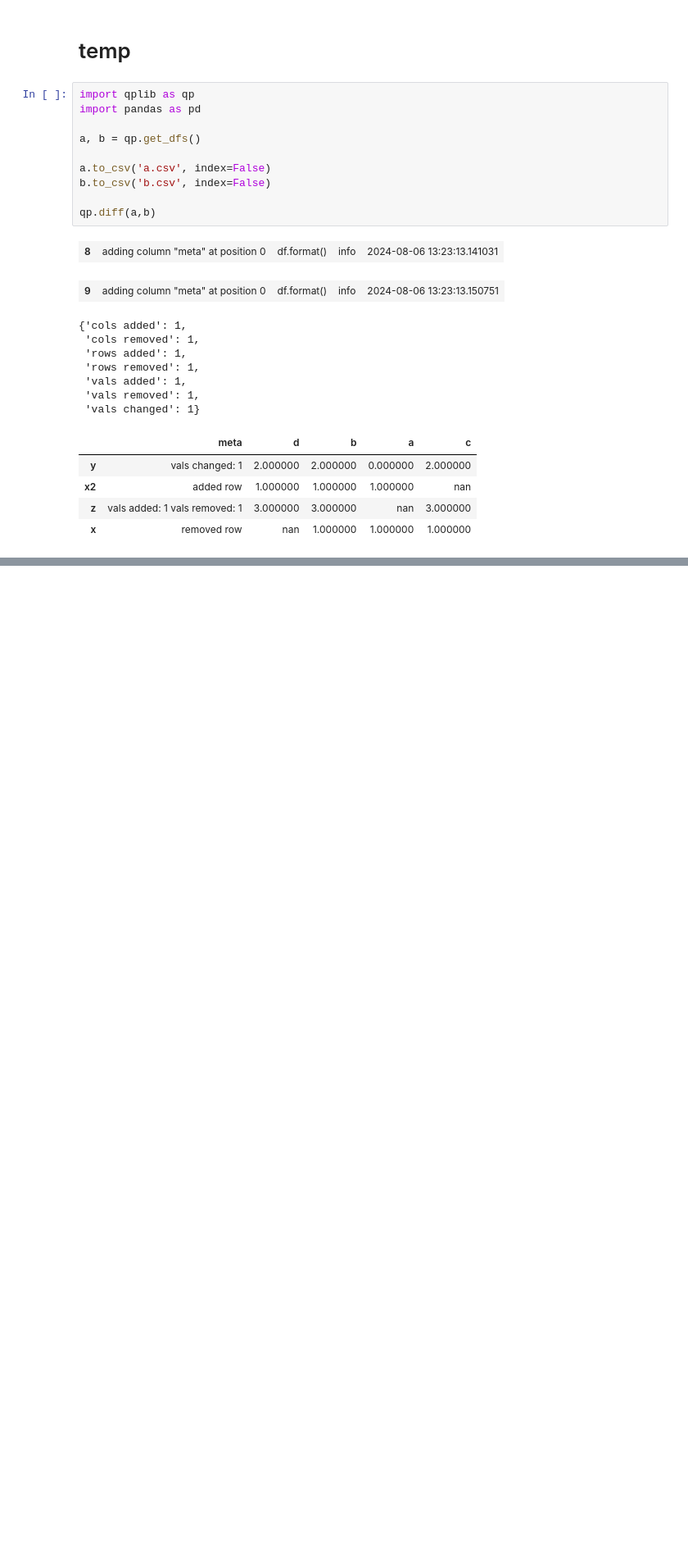
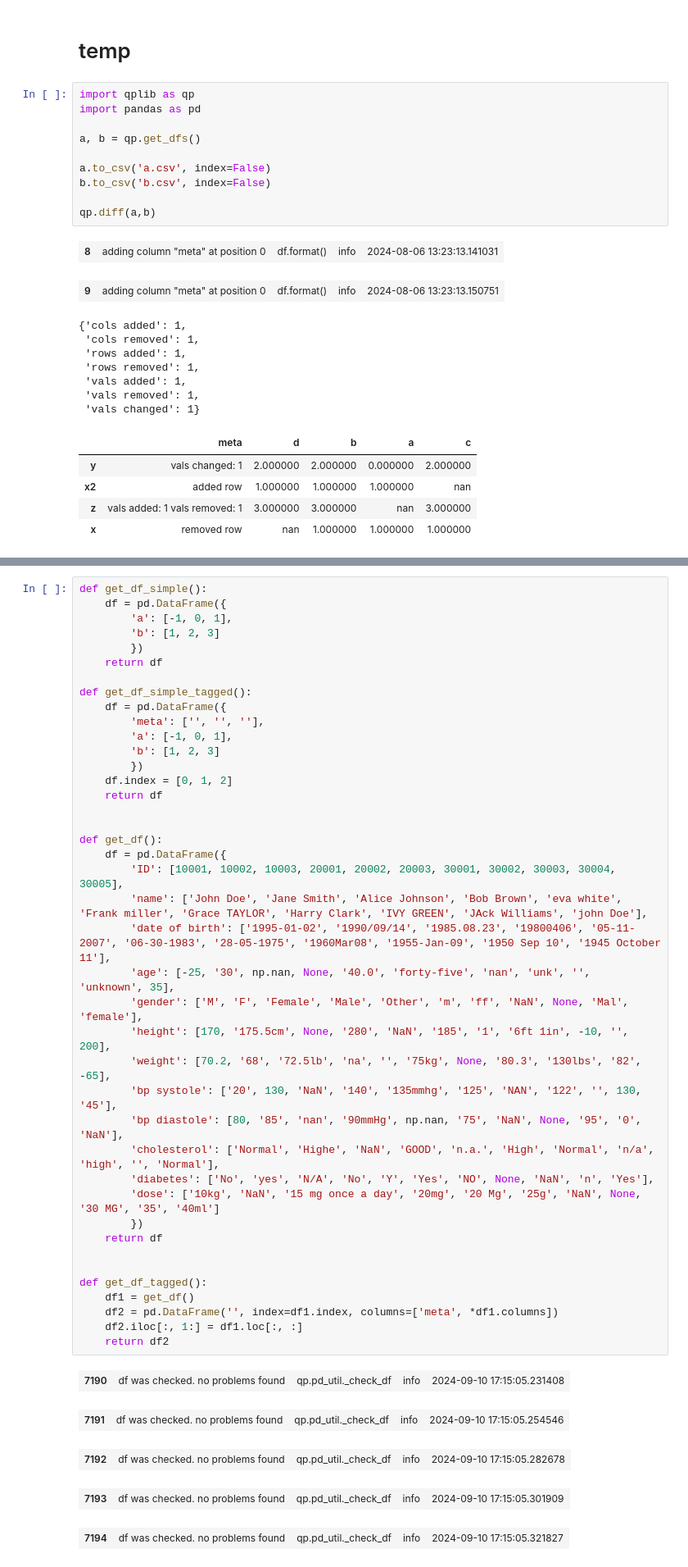
Before and after one commit to MartinVoelkl94/qplib_dev, a Jupyter notebook: prototyping.ipynb, the cells around one changed output, grey strips where cells are left out. Shown at 82% size. Cells and saved outputs as stored; diff of their text form; blank space fills up the shorter version.

```diff
--- a/prototyping.ipynb
+++ b/prototyping.ipynb
@@ -2186,0 +1881,47 @@ test_inplace8()
+# %%
+def get_df_simple():
+    df = pd.DataFrame({
+        'a': [-1, 0, 1],
+        'b': [1, 2, 3]
+        })
+    return df
+
+def get_df_simple_tagged():
+    df = pd.DataFrame({
+        'meta': ['', '', ''],
+        'a': [-1, 0, 1],
+        'b': [1, 2, 3]
+        })
+    df.index = [0, 1, 2]
+    return df
+
+
+def get_df():
+    df = pd.DataFrame({
+        'ID': [10001, 10002, 10003, 20001, 20002, 20003, 30001, 30002, 30003, 30004, 30005],
+        'name': ['John Doe', 'Jane Smith', 'Alice Johnson', 'Bob Brown', 'eva white', 'Frank miller', 'Grace TAYLOR', 'Harry Clark', 'IVY GREEN', 'JAck Williams', 'john Doe'],
+        'date of birth': ['1995-01-02', '1990/09/14', '1985.08.23', '19800406', '05-11-2007', '06-30-1983', '28-05-1975', '1960Mar08', '1955-Jan-09', '1950 Sep 10', '1945 October 11'],
+        'age': [-25, '30', np.nan, None, '40.0', 'forty-five', 'nan', 'unk', '', 'unknown', 35],
+        'gender': ['M', 'F', 'Female', 'Male', 'Other', 'm', 'ff', 'NaN', None, 'Mal', 'female'],
+        'height': [170, '175.5cm', None, '280', 'NaN', '185', '1', '6ft 1in', -10, '', 200],
+        'weight': [70.2, '68', '72.5lb', 'na', '', '75kg', None, '80.3', '130lbs', '82', -65],
+        'bp systole': ['20', 130, 'NaN', '140', '135mmhg', '125', 'NAN', '122', '', 130, '45'],
+        'bp diastole': [80, '85', 'nan', '90mmHg', np.nan, '75', 'NaN', None, '95', '0', 'NaN'],
+        'cholesterol': ['Normal', 'Highe', 'NaN', 'GOOD', 'n.a.', 'High', 'Normal', 'n/a', 'high', '', 'Normal'],
+        'diabetes': ['No', 'yes', 'N/A', 'No', 'Y', 'Yes', 'NO', None, 'NaN', 'n', 'Yes'],
+        'dose': ['10kg', 'NaN', '15 mg once a day', '20mg', '20 Mg', '25g', 'NaN', None, '30 MG', '35', '40ml']
+        })
+    return df
+
+
+def get_df_tagged():
+    df1 = get_df()
+    df2 = pd.DataFrame('', index=df1.index, columns=['meta', *df1.columns])
+    df2.iloc[:, 1:] = df1.loc[:, :]
+    return df2
+# %% [output]
+| 7190 | df was checked. no problems found | qp.pd_util._check_df | info | 2024-09-10 17:15:05.231408 |
+| 7191 | df was checked. no problems found | qp.pd_util._check_df | info | 2024-09-10 17:15:05.254546 |
+| 7192 | df was checked. no problems found | qp.pd_util._check_df | info | 2024-09-10 17:15:05.282678 |
+| 7193 | df was checked. no problems found | qp.pd_util._check_df | info | 2024-09-10 17:15:05.301909 |
+| 7194 | df was checked. no problems found | qp.pd_util._check_df | info | 2024-09-10 17:15:05.321827 |
```
Also changed, not shown: parts of 3 cells of this notebook, 6 other files.
